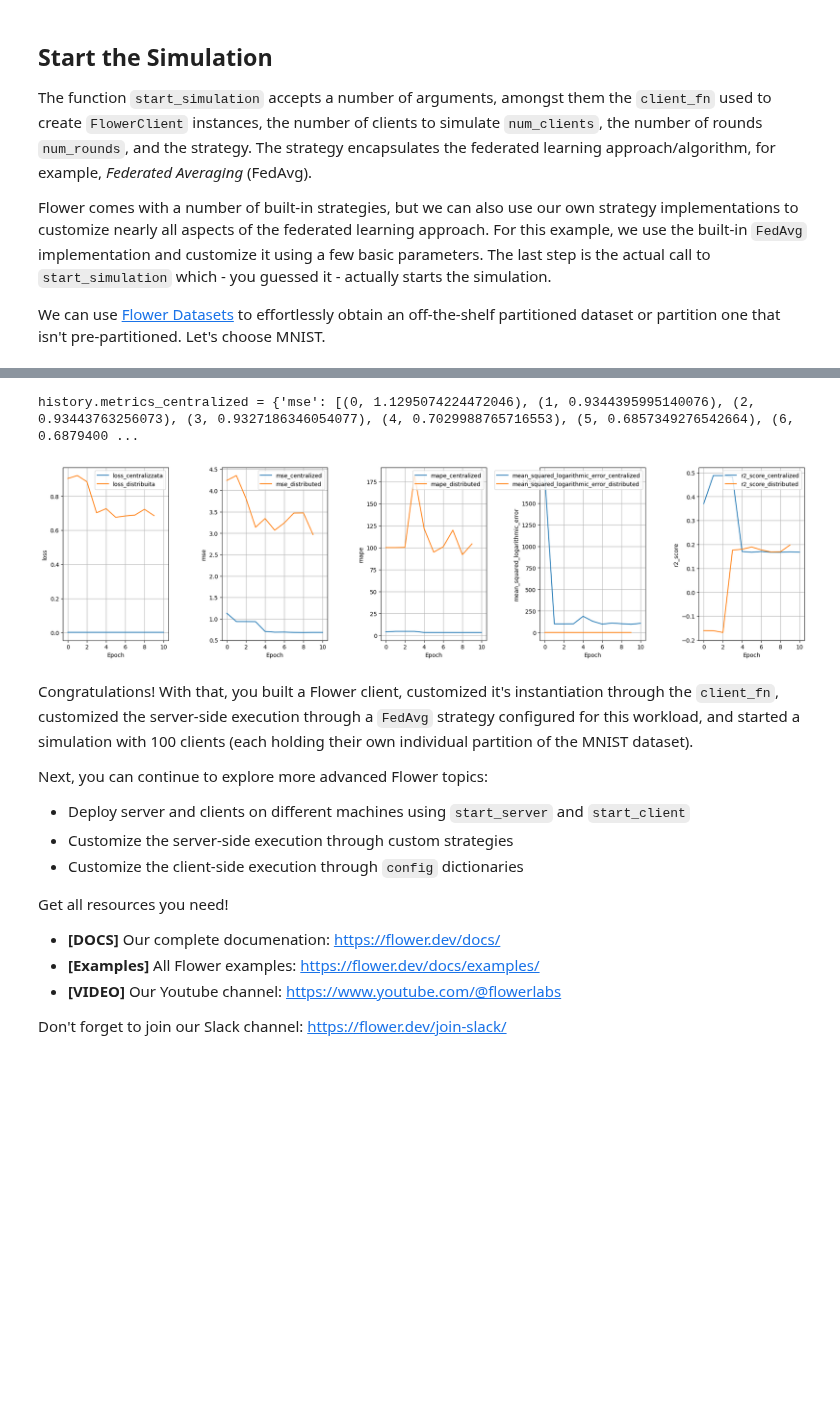
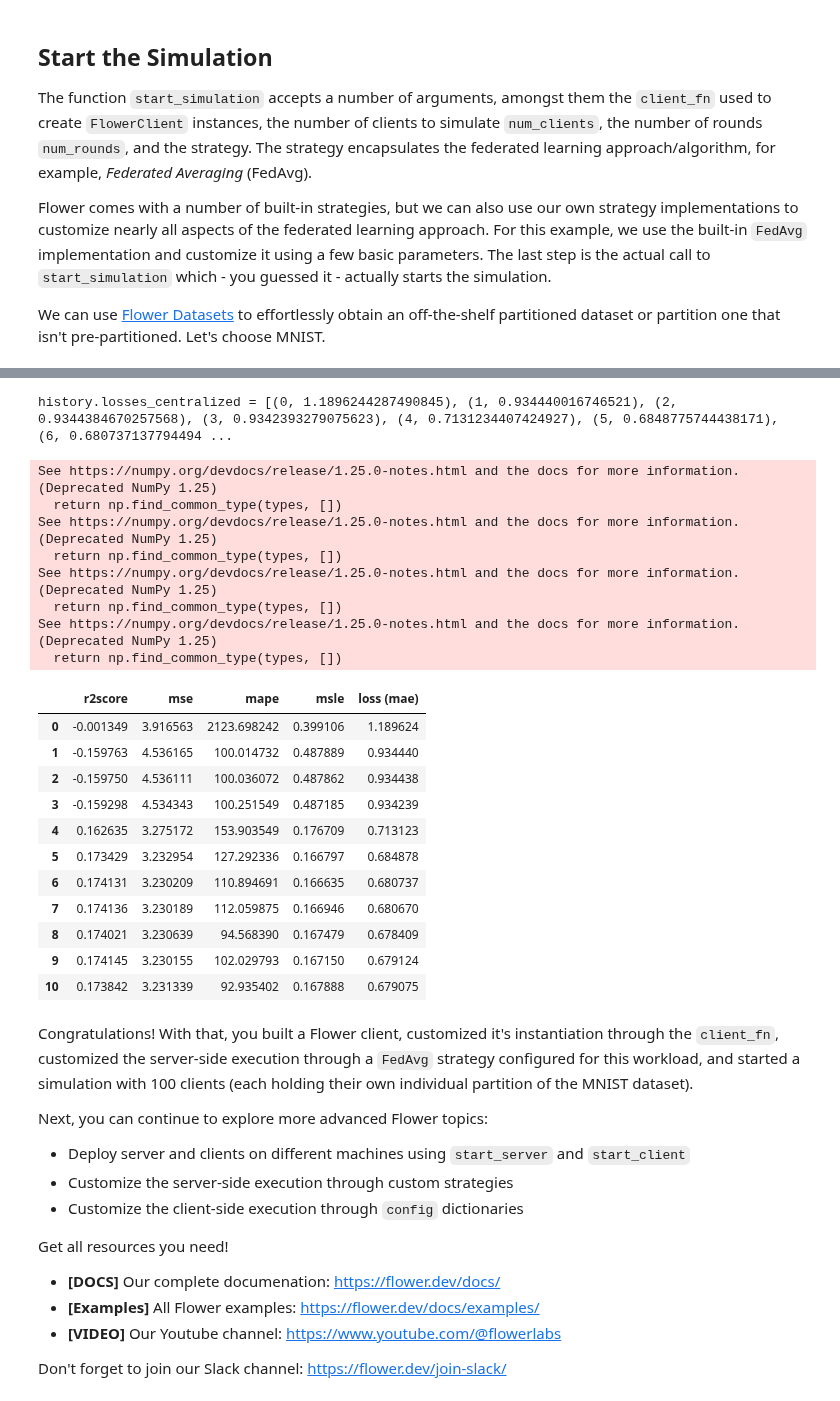
Before and after one commit to AnastasiaBrinati/Progetto-ML-23-24, a Jupyter notebook: task2_federato.ipynb, the cells around one changed output, grey strips where cells are left out. Saved outputs shown, nothing was run; the diff lists cells and outputs as text; code cells hidden in the pictures; blank space fills up the shorter version.

```diff
--- a/task2_federato.ipynb
+++ b/task2_federato.ipynb
@@ -197,7 +194,7 @@ class FlowerClient(fl.client.NumPyClient):
         r2score = results[4]
 
         # return {"loss": loss, "mse": mse, "mape": mape, "mean_squared_logarithmic_error":mean_squared_logarithmic_error, "R2Score": r2score}
-        return loss, len(self.valset), {"mse": mse, "mape": mape, "mean_squared_logarithmic_error":mean_squared_logarithmic_error, "R2Score": r2score}
+        return loss, len(self.valset), {"loss": loss, "mse": mse, "mape": mape, "mean_squared_logarithmic_error": mean_squared_logarithmic_error, "R2Score": r2score}
 # %% [markdown]
 Our class `FlowerClient` defines how local training/evaluation will be performed and allows Flower to call the local training/evaluation through `fit` and `evaluate`. Each instance of `FlowerClient` represents a *single client* in our federated learning system. Federated learning systems have multiple clients (otherwise, there's not much to federate, is there?), so each client will be represented by its own instance of `FlowerClient`. If we have, for example, three clients in our workload, we'd have three instances of `FlowerClient`. Flower calls `FlowerClient.fit` on the respective instance when the server selects a particular client for training (and `FlowerClient.evaluate` for evaluation).
 
@@ -263,13 +260,11 @@ def get_evaluate_fn(testset: Dataset):
     def evaluate(server_round: int, parameters: fl.common.NDArrays, config: Dict[str, fl.common.Scalar]):
         model = get_model()  # Construct the model
         model.set_weights(parameters)  # Update model with the latest parameters
-
-        loss = 0
         aiuto = model.evaluate(testset) #, verbose=VERBOSE)
         # return {"loss": res['loss'], "mse": res['mse'], "mape": res['mape'], "mean_squared_logarithmic_error": res['mean_squared_logarithmic_error'], "R2Score": res['R2Score']}
         # return {"loss": loss, "mse": res[0], "mape": res[1], "mean_squared_logarithmic_error": res[2], "R2Score": res[3]}
         # return {"loss": aiuto[0], "mse": aiuto[1], "mape": aiuto[2], "mean_squared_logarithmic_error": aiuto[3], "R2Score": aiuto[4]}
-        return loss, {"mse": aiuto[0], "mape": aiuto[1], "mean_squared_logarithmic_error": aiuto[2], "R2Score": aiuto[3]}
+        return aiuto[0], {"mse": aiuto[1], "mape": aiuto[2], "mean_squared_logarithmic_error": aiuto[3], "R2Score": aiuto[4]}
 
     return evaluate
 # %% [markdown]
@@ -394,8 +379,38 @@ DEBUG:flwr:evaluate_round 2: strategy sampled 5 clients (out of 100)
 ... (49 outputs left out)
 # %%
-print(f"{history.metrics_centralized = }")
+print(f"{history.losses_centralized = }")
 # %% [output]
-history.metrics_centralized = {'mse': [(0, 1.1295074224472046), (1, 0.9344395995140076), (2, 0.93443763256073), (3, 0.9327186346054077), (4, 0.7029988765716553), (5, 0.6857349276542664), (6, 0.6879400 ...
+history.losses_centralized = [(0, 1.1896244287490845), (1, 0.934440016746521), (2, 0.9344384670257568), (3, 0.9342393279075623), (4, 0.7131234407424927), (5, 0.6848775744438171), (6, 0.680737137794494 ...
+# %%
+h = pd.DataFrame(history.metrics_centralized['R2Score']).drop([0], axis=1).rename(columns={1: 'r2score'})
+h = pd.concat([h, pd.DataFrame(history.metrics_centralized['mse']).drop([0], axis=1)], axis=1).rename(columns={1: 'mse'})
+h = pd.concat([h, pd.DataFrame(history.metrics_centralized['mape']).drop([0], axis=1)], axis=1).rename(columns={1: 'mape'})
+h = pd.concat([h, pd.DataFrame(history.metrics_centralized['mean_squared_logarithmic_error']).drop([0], axis=1)], axis=1).rename(columns={1: 'msle'})
+h = pd.concat([h, pd.DataFrame(history.losses_centralized).drop([0], axis=1)], axis=1).rename(columns={1: 'loss (mae)'})
+h
+
+#perchè le losses centralizzate sono zeri ???????
+# %% [output]
+See https://numpy.org/devdocs/release/1.25.0-notes.html and the docs for more information.  (Deprecated NumPy 1.25)
+  return np.find_common_type(types, [])
+See https://numpy.org/devdocs/release/1.25.0-notes.html and the docs for more information.  (Deprecated NumPy 1.25)
+  return np.find_common_type(types, [])
+See https://numpy.org/devdocs/release/1.25.0-notes.html and the docs for more information.  (Deprecated NumPy 1.25)
+  return np.find_common_type(types, [])
+See https://numpy.org/devdocs/release/1.25.0-notes.html and the docs for more information.  (Deprecated NumPy 1.25)
+  return np.find_common_type(types, [])
+|  | r2score | mse | mape | msle | loss (mae) |
+| 0 | -0.001349 | 3.916563 | 2123.698242 | 0.399106 | 1.189624 |
+| 1 | -0.159763 | 4.536165 | 100.014732 | 0.487889 | 0.934440 |
+| 2 | -0.159750 | 4.536111 | 100.036072 | 0.487862 | 0.934438 |
+| 3 | -0.159298 | 4.534343 | 100.251549 | 0.487185 | 0.934239 |
+| 4 | 0.162635 | 3.275172 | 153.903549 | 0.176709 | 0.713123 |
+| 5 | 0.173429 | 3.232954 | 127.292336 | 0.166797 | 0.684878 |
+| 6 | 0.174131 | 3.230209 | 110.894691 | 0.166635 | 0.680737 |
+| 7 | 0.174136 | 3.230189 | 112.059875 | 0.166946 | 0.680670 |
+| 8 | 0.174021 | 3.230639 | 94.568390 | 0.167479 | 0.678409 |
+| 9 | 0.174145 | 3.230155 | 102.029793 | 0.167150 | 0.679124 |
+| 10 | 0.173842 | 3.231339 | 92.935402 | 0.167888 | 0.679075 |
 # %%
 import matplotlib.pyplot as plt
 
@@ -440,8 +455,6 @@ def plot_loss(history):
   fig.tight_layout()
 # %%
 plot_loss(history)
-# %% [output]
-[figure, removed]
 # %% [markdown]
 
 Congratulations! With that, you built a Flower client, customized it's instantiation through the `client_fn`, customized the server-side execution through a `FedAvg` strategy configured for this workload, and started a simulation with 100 clients (each holding their own individual partition of the MNIST dataset).
```
Also changed, not shown: parts of 4 cells of this notebook.
